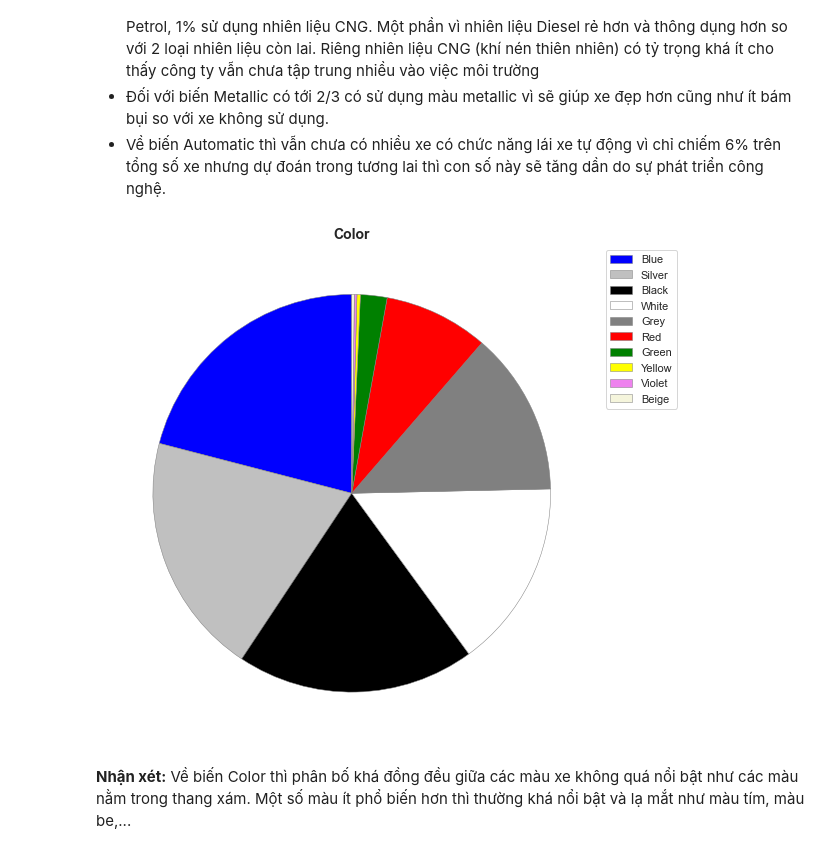
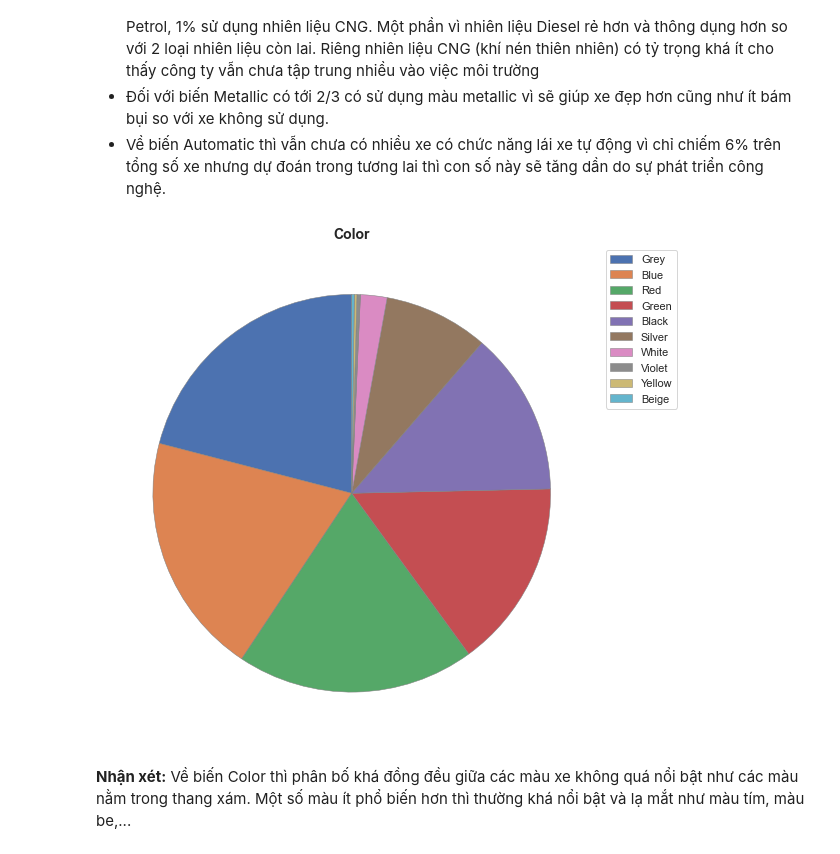
Before and after one commit to ysdnate/CK_DV_cn, a Jupyter notebook: 19120688.ipynb, the cells around one changed output. Cells and saved outputs as stored; diff of their text form; code cells hidden in the pictures.

```diff
--- a/19120688.ipynb
+++ b/19120688.ipynb
@@ -168,18 +167,17 @@ for x in categorical_list[:-1]:
 # %%
 fig_obj = plt.figure(figsize=(10, 7.5))
 fig_obj.set_facecolor('white')
-value = data['Color'].value_counts()
-label = data['Color'].unique().tolist()
+temp_df = data['Color'].value_counts().reset_index(name='freq')
 ax = plt.subplot(111)
 plt.title('Color', fontsize=14, fontweight='bold')
-plt.pie(value, colors=label, startangle=90, wedgeprops = {"edgecolor" : "grey",
+plt.pie(temp_df.freq, startangle=90, wedgeprops = {"edgecolor" : "grey",
                       'linewidth': 0.5,
                       'antialiased': True})
-plt.legend(label, bbox_to_anchor=(1.0, 1.0))
+plt.legend(temp_df['index'], bbox_to_anchor=(1.0, 1.0))
 plt.tight_layout()
 plt.show()
 # %% [output]
-[figure, old version]
+[figure, new version]
 # %% [markdown]
 **Nhận xét:** Về biến Color thì phân bố khá đồng đều giữa các màu xe không quá nổi bật như các màu nằm trong thang xám. Một số màu ít phổ biến hơn thì thường khá nổi bật và lạ mắt như màu tím, màu be,...
 # %% [markdown]
```
Also changed, not shown: parts of 1 cell of this notebook.
